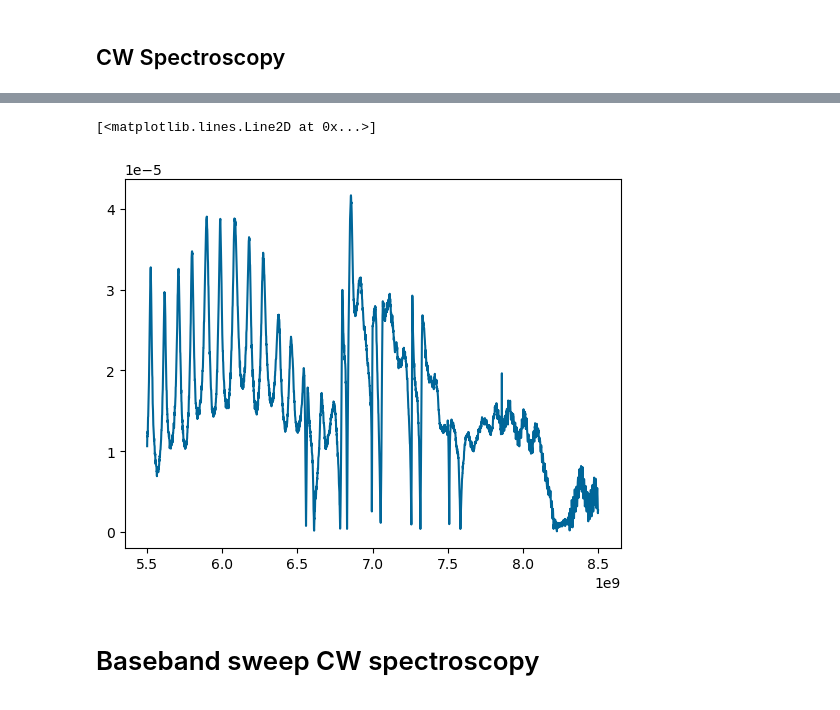
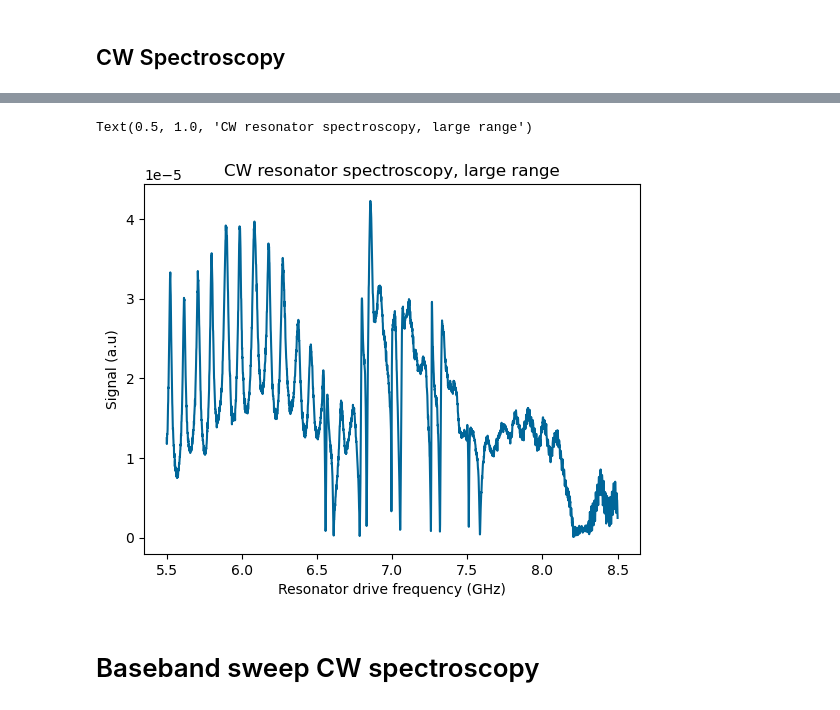
Before and after one commit to ngchihuan/Tune_up_scripts, a Jupyter notebook: Tune_Up_Active_Reset.ipynb, the cells around one changed output, grey strips where cells are left out. Cells and saved outputs as stored; diff of their text form; code cells hidden in the pictures.

```diff
--- a/Tune_Up_Active_Reset.ipynb
+++ b/Tune_Up_Active_Reset.ipynb
@@ -236,15 +236,18 @@ cw_spectroscopy_results = session.run(compiled_cw_spectroscopy_exp)
 # %%
 # access and plot results of one 8GHz sweep
 full_data = abs(cw_spectroscopy_results.get_data("resonator_spectroscopy_q0"))
 
 outer = cw_spectroscopy_results.get_axis("resonator_spectroscopy_q0")[0]
 inner = cw_spectroscopy_results.get_axis("resonator_spectroscopy_q0")[1]
 full_sweep = np.array(flatten([out + inner for out in outer]))
 
-plt.plot(full_sweep, np.array(flatten([data for data in full_data])))
+plt.plot(full_sweep/1e9, np.array(flatten([data for data in full_data])))
+plt.xlabel("Resonator drive frequency (GHz)")
+plt.ylabel("Signal (a.u)")
+plt.title("CW resonator spectroscopy, large range")
 # %% [output]
-[<matplotlib.lines.Line2D at 0x...>]
+Text(0.5, 1.0, 'CW resonator spectroscopy, large range')
-[figure, old version]
+[figure, new version]
 # %%
 save_results(demo_results_db, cw_spectroscopy_results, "cw_spec_results", "full_sweep")
 # %% [markdown]
```
Also changed, not shown: parts of 42 cells of this notebook, 2 other files.
